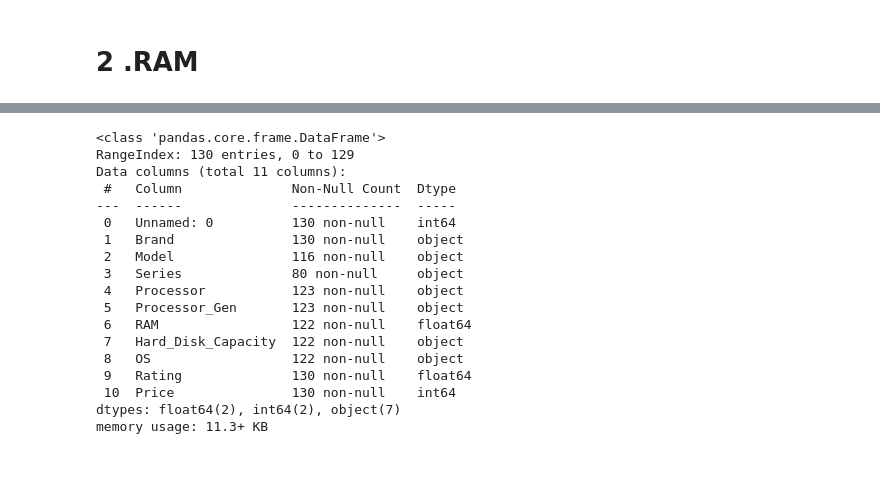
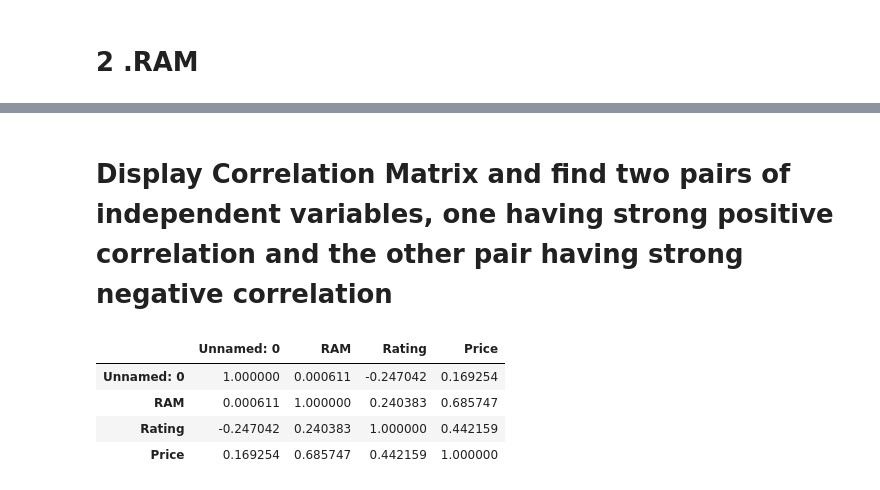
Before and after one commit to av1nDs0uza/Python-Lab-Practical, a Jupyter notebook: 7.EDA/LaptopPrice.ipynb, the cells around one changed output, grey strips where cells are left out. Cells and saved outputs as stored; diff of their text form; code cells hidden in the pictures.

```diff
--- a/7.EDA/LaptopPrice.ipynb
+++ b/7.EDA/LaptopPrice.ipynb
@@ -130,21 +119,10 @@ dtype: int64
+# %% [markdown]
+# Display Correlation Matrix and find two pairs of independent variables, one having strong positive correlation and the other pair having strong negative correlation
 # %%
-df.info()
+df.corr()
 # %% [output]
-<class 'pandas.core.frame.DataFrame'>
-RangeIndex: 130 entries, 0 to 129
-Data columns (total 11 columns):
- #   Column              Non-Null Count  Dtype
----  ------              --------------  -----
- 0   Unnamed: 0          130 non-null    int64
- 1   Brand               130 non-null    object
- 2   Model               116 non-null    object
- 3   Series              80 non-null     object
- 4   Processor           123 non-null    object
- 5   Processor_Gen       123 non-null    object
- 6   RAM                 122 non-null    float64
- 7   Hard_Disk_Capacity  122 non-null    object
- 8   OS                  122 non-null    object
- 9   Rating              130 non-null    float64
- 10  Price               130 non-null    int64
-dtypes: float64(2), int64(2), object(7)
-memory usage: 11.3+ KB
+|  | Unnamed: 0 | RAM | Rating | Price |
+| Unnamed: 0 | 1.000000 | 0.000611 | -0.247042 | 0.169254 |
+| RAM | 0.000611 | 1.000000 | 0.240383 | 0.685747 |
+| Rating | -0.247042 | 0.240383 | 1.000000 | 0.442159 |
+| Price | 0.169254 | 0.685747 | 0.442159 | 1.000000 |
```
Also changed, not shown: parts of 19 cells of this notebook.
